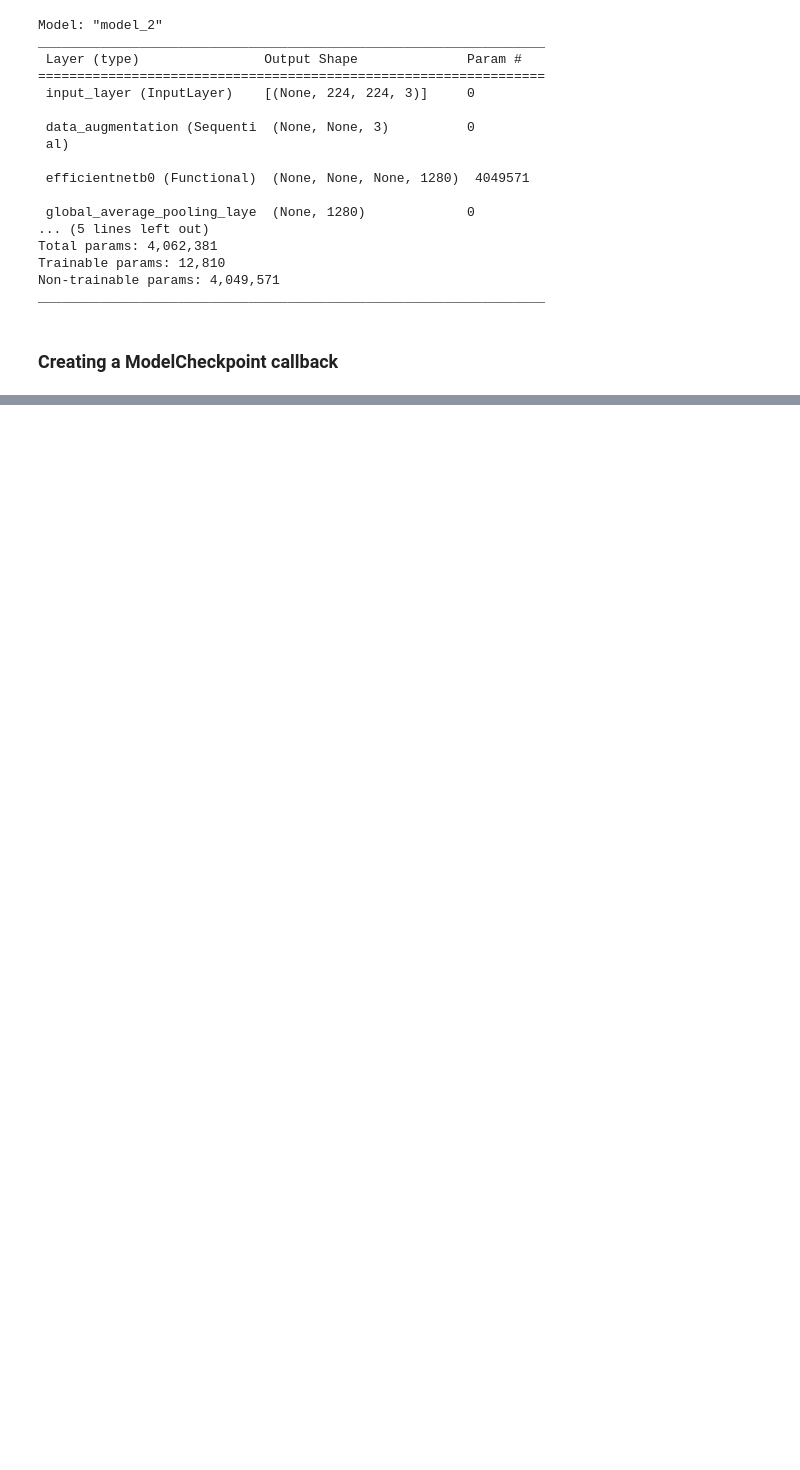
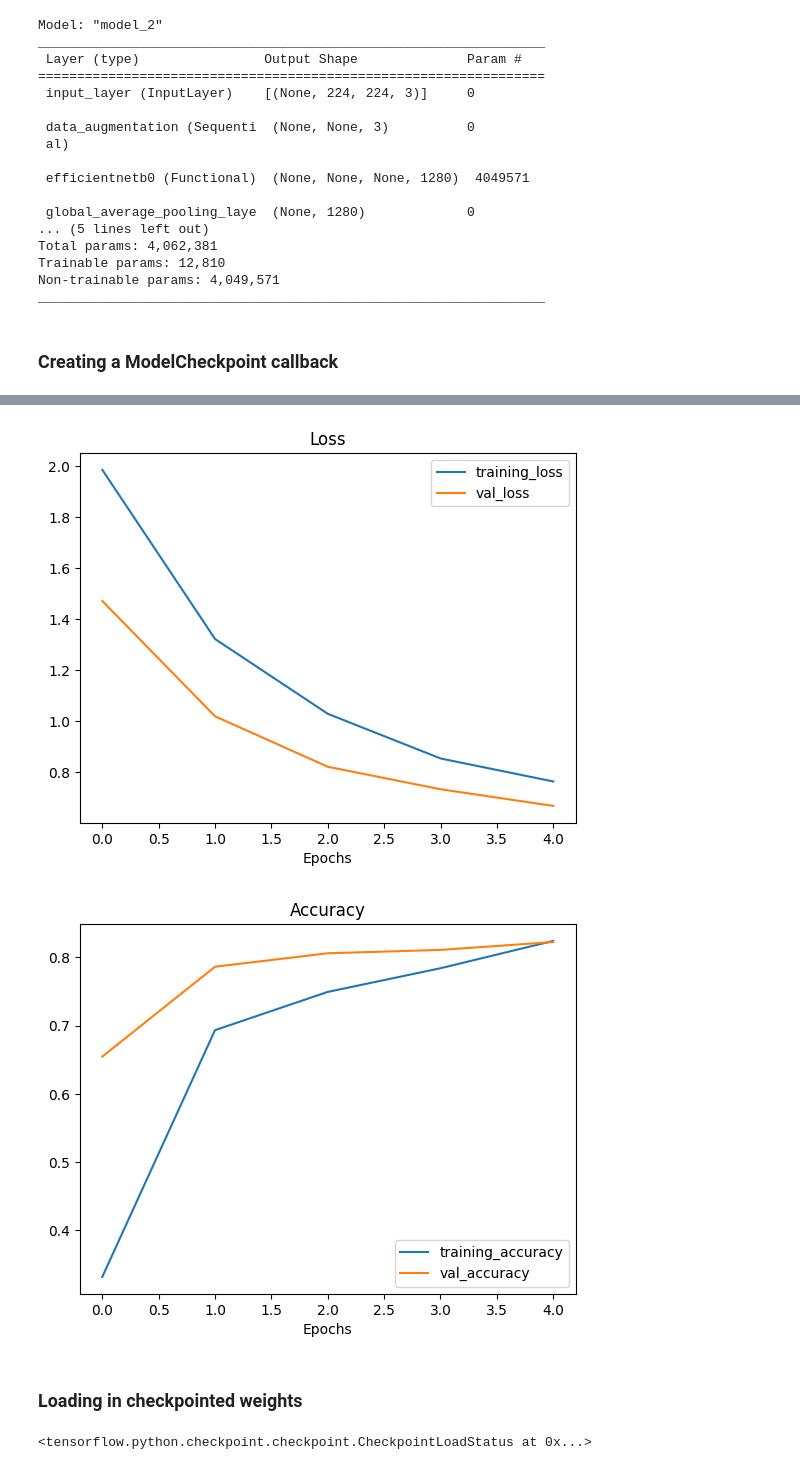
Before and after one commit to sakshamkumar1/tensorflow-notebooks, a Jupyter notebook: 05_transfer_learning_in_tensorflow_part_2_fine_tuning.ipynb, the cells around one changed output, grey strips where cells are left out. Saved outputs shown, nothing was run; the diff lists cells and outputs as text; code cells hidden in the pictures; blank space fills up the shorter version.

Commit message:
Modified 05_transfer_learning_in_tensorflow_part_2_fine_tuning

```diff
--- a/05_transfer_learning_in_tensorflow_part_2_fine_tuning.ipynb
+++ b/05_transfer_learning_in_tensorflow_part_2_fine_tuning.ipynb
@@ -606,13 +606,14 @@ checkpoint_callback = tf.keras.callbacks.ModelCheckpoint(filepath=checkpoint_pat
                                                          save_freq="epoch",
                                                          verbose=1)
 # %%
-model_2.fit(train_data_10_percent,
-            epochs=5,
-            steps_per_epoch=len(train_data_10_percent),
-            validation_data=test_data,
-            validation_steps=len(test_data),
-            callbacks=[create_tensorboard_callback(dir_name="transfer_learning",
-                                                              experiment_name="10_percent_data_aug"),
-                       checkpoint_callback])
+initial_epochs = 5
+history_10_percent_data_aug = model_2.fit(train_data_10_percent,
+                                          epochs=initial_epochs,
+                                          steps_per_epoch=len(train_data_10_percent),
+                                          validation_data=test_data,
+                                          validation_steps=int(0.25 * len(test_data)),
+                                          callbacks=[create_tensorboard_callback(dir_name="transfer_learning",
+                                                                                            experiment_name="10_percent_data_aug"),
+                                                    checkpoint_callback])
 # %% [output]
 WARNING:tensorflow:Model failed to serialize as JSON. Ignoring... Unable to serialize [2.0896919 2.1128857 2.1081853] to JSON. Unrecognized type <class 'tensorflow.python.framework.ops.EagerTensor'>.
@@ -635,0 +641,11 @@ Epoch 5: saving model to ten_percent_model_checkpoint_weights/checkpoint.ckpt
+# %%
+plot_loss_curves(history_10_percent_data_aug)
+# %% [output]
+[figure, added]
+[figure, added]
+# %% [markdown]
+### Loading in checkpointed weights
+# %%
+model_2.load_weights(checkpoint_path)
+# %% [output]
+<tensorflow.python.checkpoint.checkpoint.CheckpointLoadStatus at 0x...>
```
Also changed, not shown: parts of 33 cells of this notebook.
